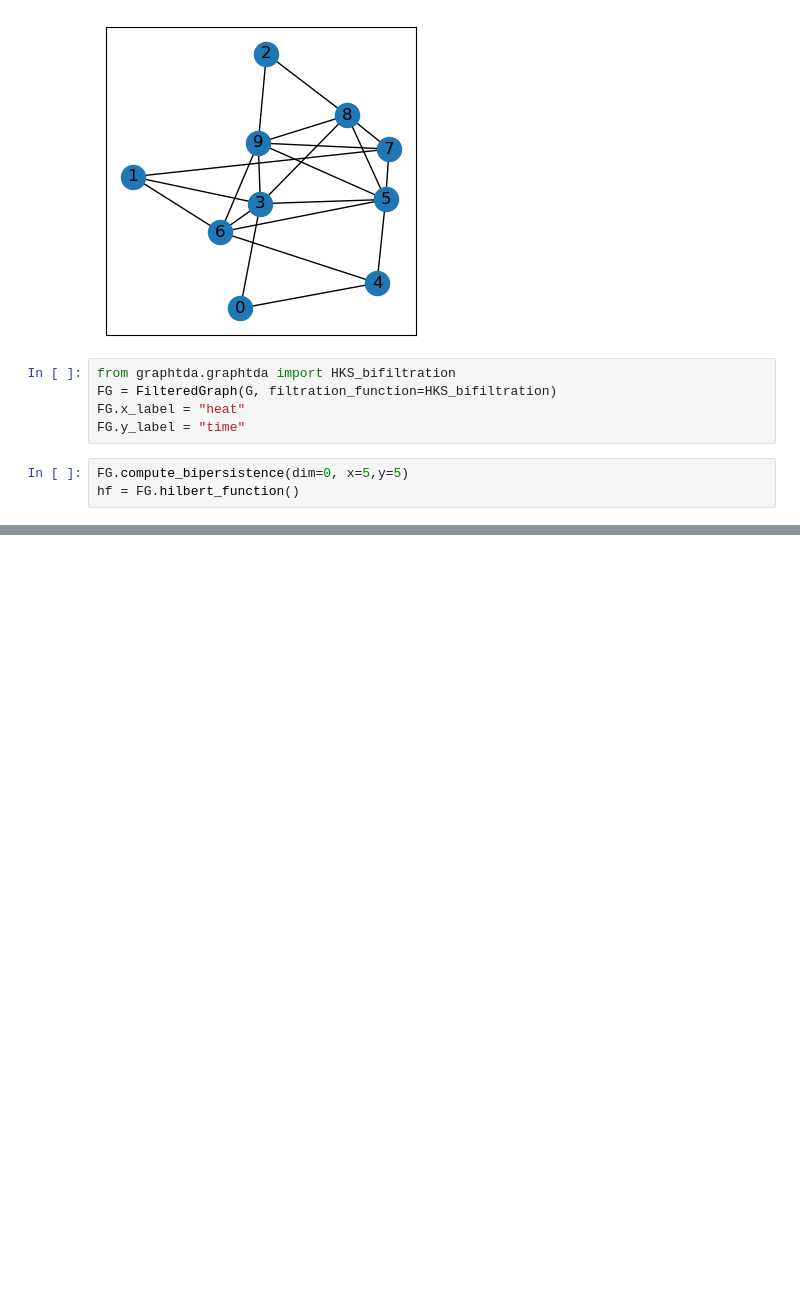
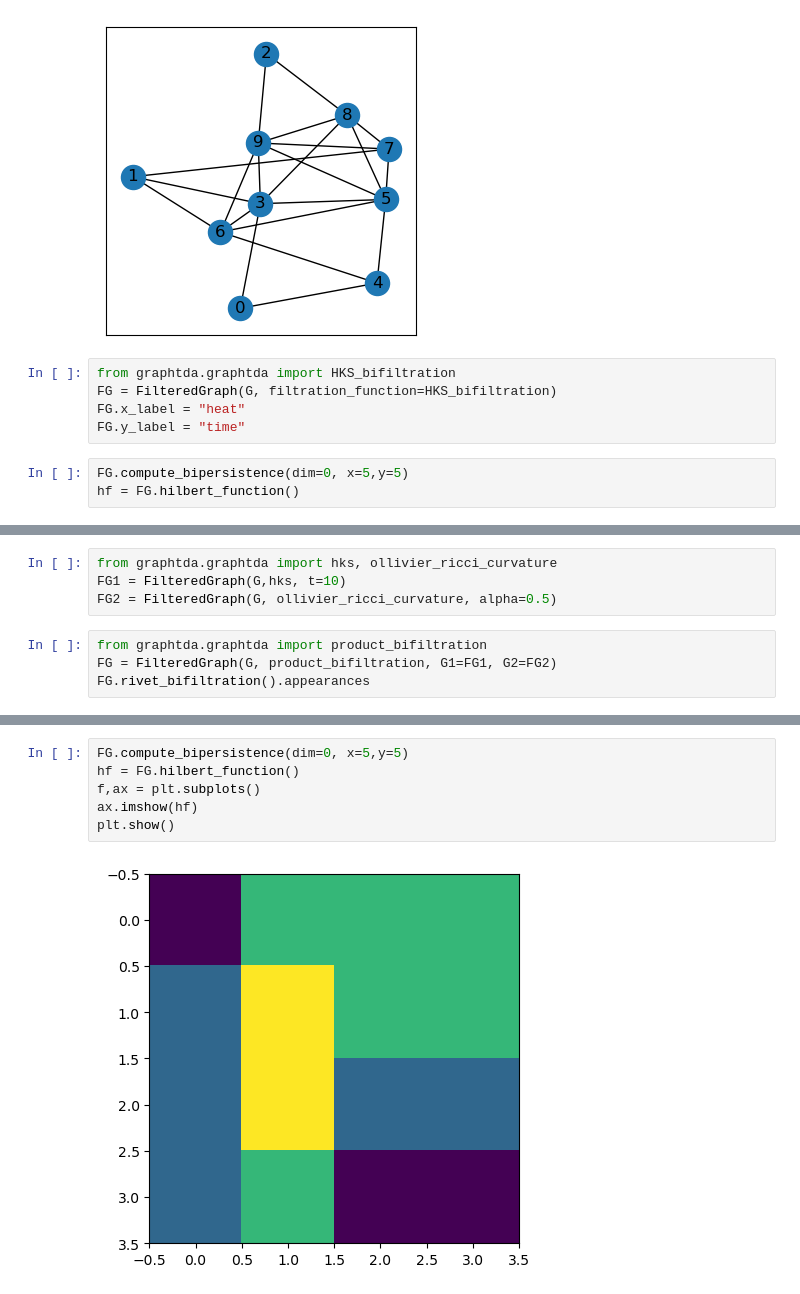
Before and after one commit to dgurnari/graphtda, a Jupyter notebook: examples/example_HKS_Hilbert.ipynb, the cells around one changed output, grey strips where cells are left out. Drawn from its saved outputs; the diff is of its cells as text; blank space fills up the shorter version.

Commit message:
"hks, orc, product bifiltrations"

```diff
--- a/examples/example_HKS_Hilbert.ipynb
+++ b/examples/example_HKS_Hilbert.ipynb
@@ -28,0 +29,8 @@ plt.show()
+# %%
+from graphtda.graphtda import hks, ollivier_ricci_curvature
+FG1 = FilteredGraph(G,hks, t=10)
+FG2 = FilteredGraph(G, ollivier_ricci_curvature, alpha=0.5)
+# %%
+from graphtda.graphtda import product_bifiltration
+FG = FilteredGraph(G, product_bifiltration, G1=FG1, G2=FG2)
+FG.rivet_bifiltration().appearances
@@ -28,0 +55,8 @@ plt.show()
+# %%
+FG.compute_bipersistence(dim=0, x=5,y=5)
+hf = FG.hilbert_function()
+f,ax = plt.subplots()
+ax.imshow(hf)
+plt.show()
+# %% [output]
+[figure, added]
```
Also changed, not shown: parts of 2 cells of this notebook, 1 other file.
